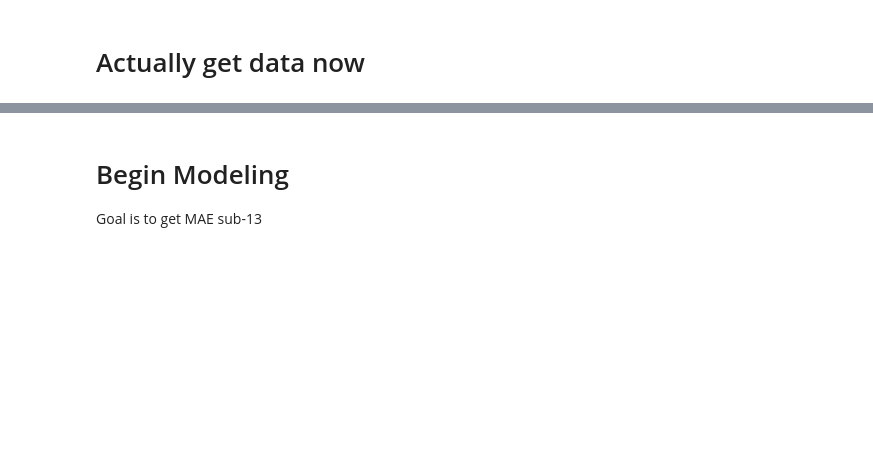
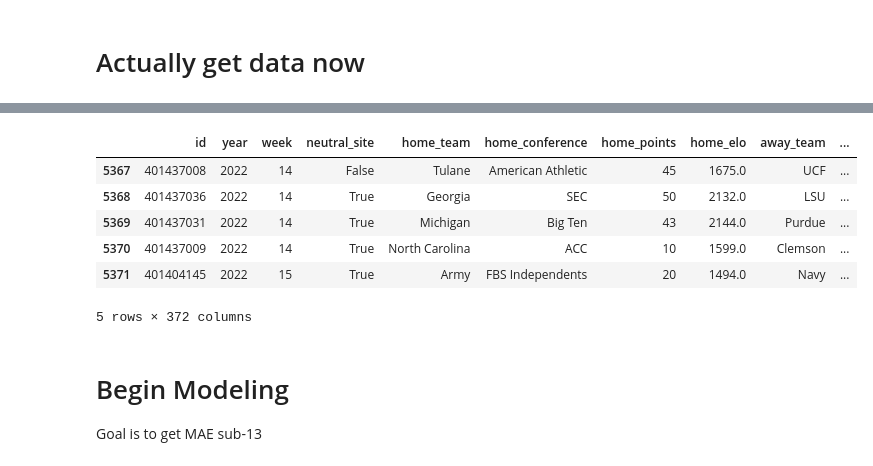
Before and after one commit to ty-hal/CFB-Point-Spread-Model, a Jupyter notebook: CFB_Point_Spread_Model.ipynb, the cells around one changed output, grey strips where cells are left out. Saved outputs shown, nothing was run; the diff lists cells and outputs as text; code cells hidden in the pictures; blank space fills up the shorter version.

```diff
--- a/CFB_Point_Spread_Model.ipynb
+++ b/CFB_Point_Spread_Model.ipynb
@@ -27,8 +27,8 @@ data.shape
 # %% [output]
 (5397, 161)
 # %%
-# # Save the dataframe to a pickle file to avoid repeatedly recreating the dataframe
-# data = data.dropna()
+# Save the dataframe to a pickle file to avoid repeatedly recreating the dataframe
+data = data.dropna()
 
-# with open('data.pickle','wb') as file:
-#     pickle.dump(data, file)
+with open('data.pickle','wb') as file:
+    pickle.dump(data, file)
@@ -2489,3 +2517,13 @@ ValueError: The truth value of a Series is ambiguous. Use a.empty, a.bool(), a.i
+# %%
+data.tail()
+# %% [output]
+|  | id | year | week | neutral_site | home_team | home_conference | home_points | home_elo | away_team | ... |
+| 5367 | 401437008 | 2022 | 14 | False | Tulane | American Athletic | 45 | 1675.0 | UCF | ... |
+| 5368 | 401437036 | 2022 | 14 | True | Georgia | SEC | 50 | 2132.0 | LSU | ... |
+| 5369 | 401437031 | 2022 | 14 | True | Michigan | Big Ten | 43 | 2144.0 | Purdue | ... |
+| 5370 | 401437009 | 2022 | 14 | True | North Carolina | ACC | 10 | 1599.0 | Clemson | ... |
+| 5371 | 401404145 | 2022 | 15 | True | Army | FBS Independents | 20 | 1494.0 | Navy | ... |
+5 rows × 372 columns
 # %% [markdown]
 # Begin Modeling
 Goal is to get MAE sub-13
```
Also changed, not shown: parts of 19 cells of this notebook, 1 other file.
